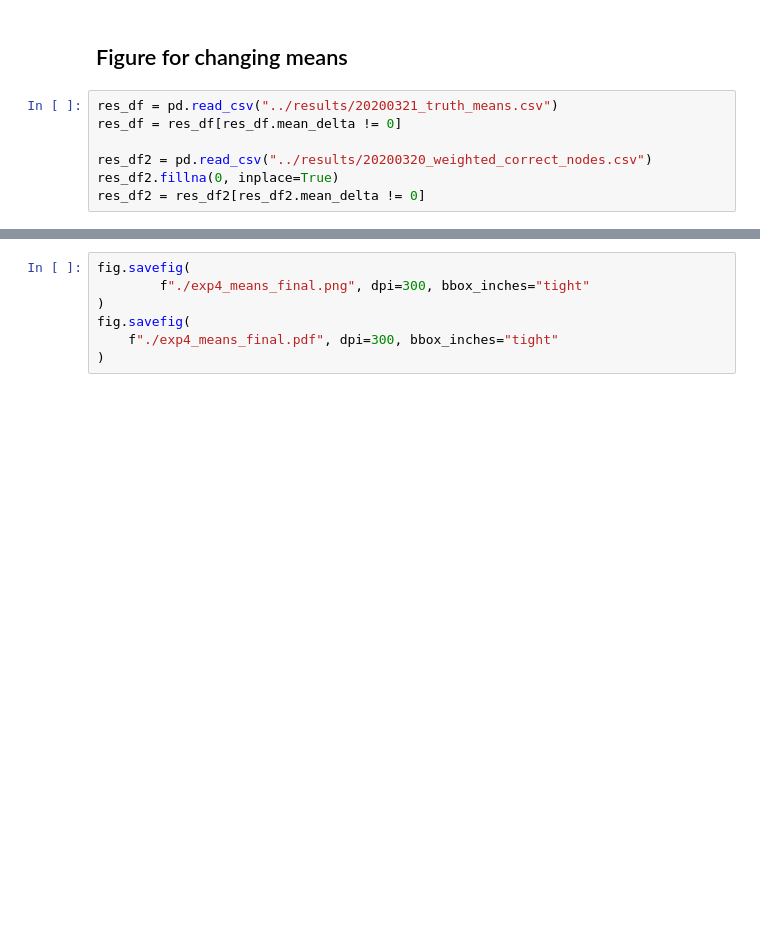
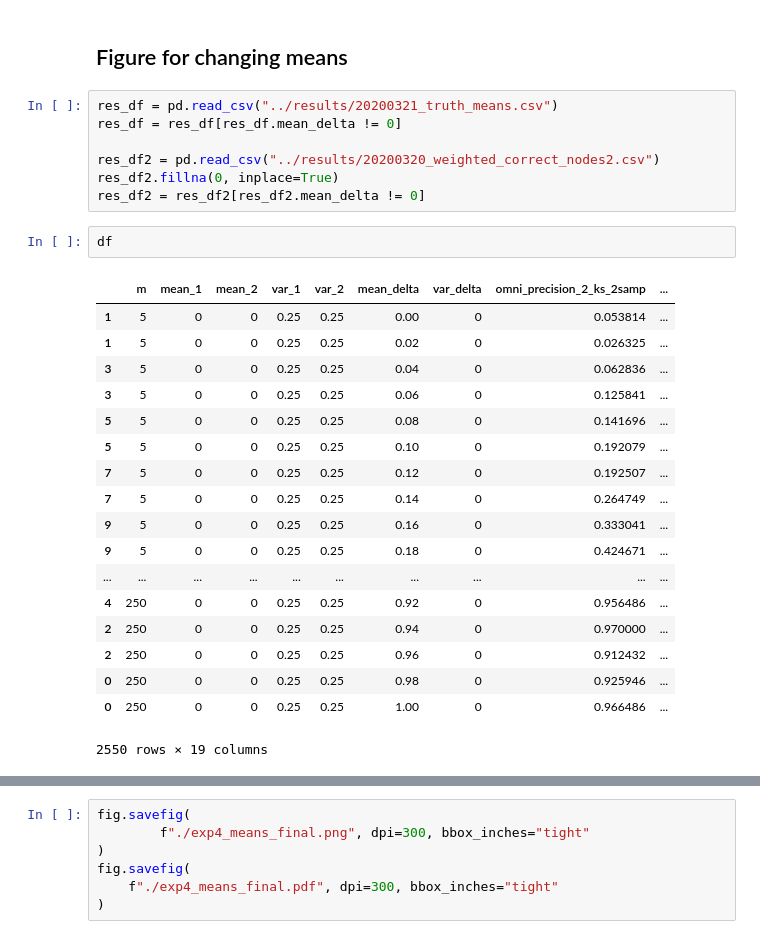
Before and after one commit to neurodata/dos_and_donts, a Jupyter notebook: experiments/experiment_4/final/make_final_figs.ipynb, the cells around one changed output, grey strips where cells are left out. Drawn from its saved outputs; the diff is of its cells as text; blank space fills up the shorter version.

```diff
--- a/experiments/experiment_4/final/make_final_figs.ipynb
+++ b/experiments/experiment_4/final/make_final_figs.ipynb
@@ -9,9 +9,30 @@ import seaborn as sns
 res_df = pd.read_csv("../results/20200321_truth_means.csv")
 res_df = res_df[res_df.mean_delta != 0]
 
-res_df2 = pd.read_csv("../results/20200320_weighted_correct_nodes.csv")
+res_df2 = pd.read_csv("../results/20200320_weighted_correct_nodes2.csv")
 res_df2.fillna(0, inplace=True)
 res_df2 = res_df2[res_df2.mean_delta != 0]
+# %%
+df
+# %% [output]
+|  | m | mean_1 | mean_2 | var_1 | var_2 | mean_delta | var_delta | omni_precision_2_ks_2samp | ... |
+| 1 | 5 | 0 | 0 | 0.25 | 0.25 | 0.00 | 0 | 0.053814 | ... |
+| 1 | 5 | 0 | 0 | 0.25 | 0.25 | 0.02 | 0 | 0.026325 | ... |
+| 3 | 5 | 0 | 0 | 0.25 | 0.25 | 0.04 | 0 | 0.062836 | ... |
+| 3 | 5 | 0 | 0 | 0.25 | 0.25 | 0.06 | 0 | 0.125841 | ... |
+| 5 | 5 | 0 | 0 | 0.25 | 0.25 | 0.08 | 0 | 0.141696 | ... |
+| 5 | 5 | 0 | 0 | 0.25 | 0.25 | 0.10 | 0 | 0.192079 | ... |
+| 7 | 5 | 0 | 0 | 0.25 | 0.25 | 0.12 | 0 | 0.192507 | ... |
+| 7 | 5 | 0 | 0 | 0.25 | 0.25 | 0.14 | 0 | 0.264749 | ... |
+| 9 | 5 | 0 | 0 | 0.25 | 0.25 | 0.16 | 0 | 0.333041 | ... |
+| 9 | 5 | 0 | 0 | 0.25 | 0.25 | 0.18 | 0 | 0.424671 | ... |
+| ... | ... | ... | ... | ... | ... | ... | ... | ... | ... |
+| 4 | 250 | 0 | 0 | 0.25 | 0.25 | 0.92 | 0 | 0.956486 | ... |
+| 2 | 250 | 0 | 0 | 0.25 | 0.25 | 0.94 | 0 | 0.970000 | ... |
+| 2 | 250 | 0 | 0 | 0.25 | 0.25 | 0.96 | 0 | 0.912432 | ... |
+| 0 | 250 | 0 | 0 | 0.25 | 0.25 | 0.98 | 0 | 0.925946 | ... |
+| 0 | 250 | 0 | 0 | 0.25 | 0.25 | 1.00 | 0 | 0.966486 | ... |
+2550 rows × 19 columns
 # %%
 sns.set_context('talk', font_scale=1.1)
 xticklabels = np.linspace(0, 1, 50 + 1)[::10]
```
Also changed, not shown: parts of 1 cell of this notebook, 2 other files.
